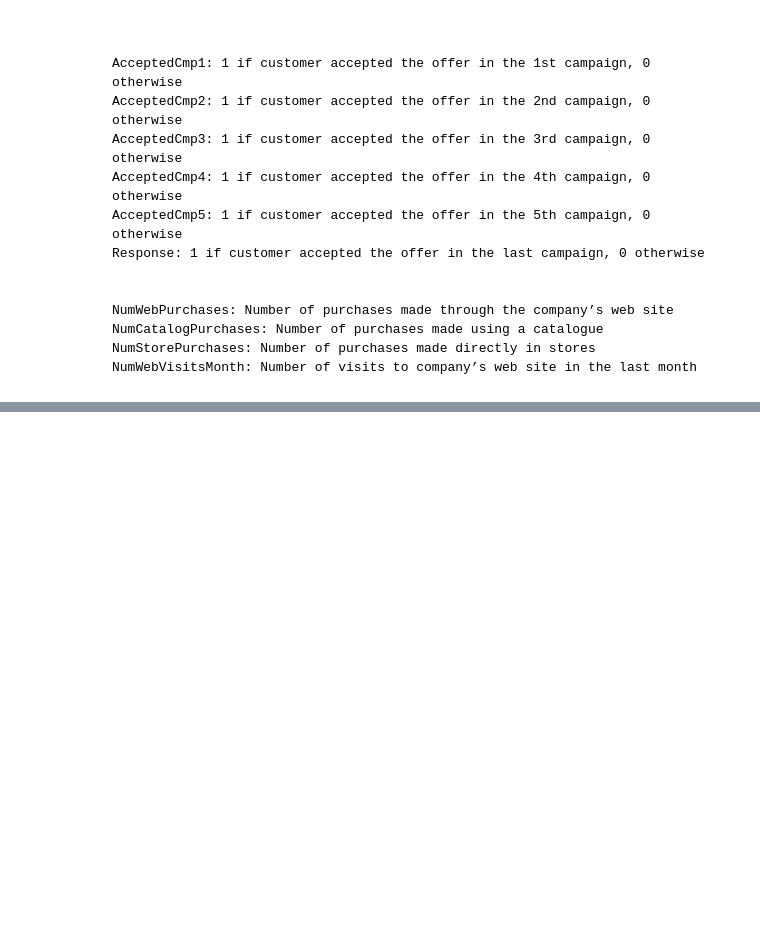
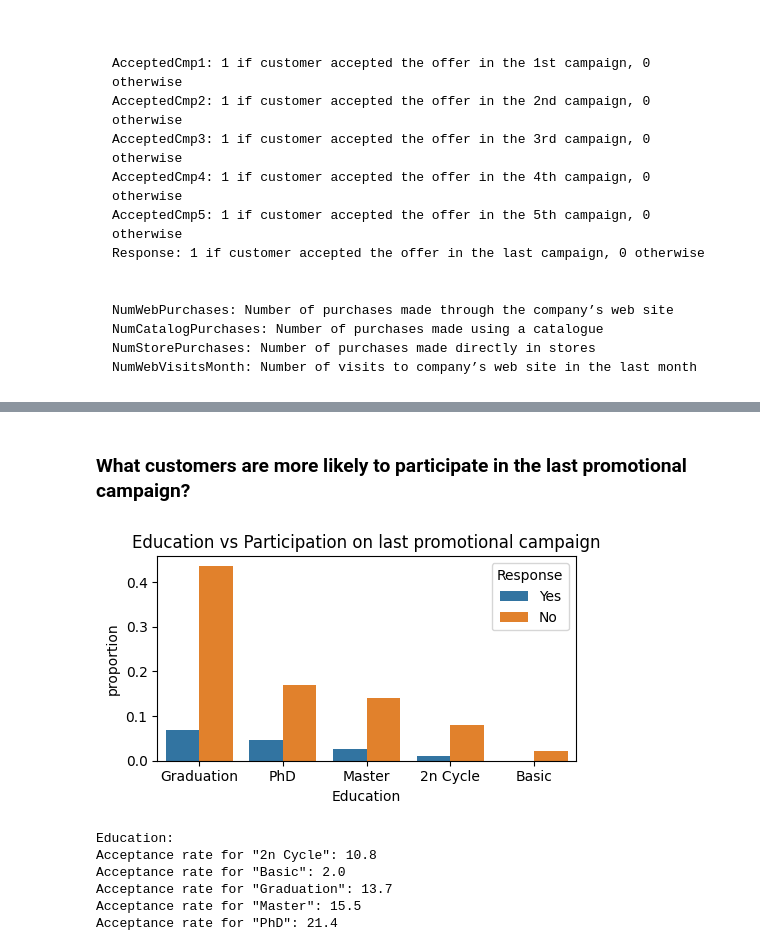
Before and after one commit to hpmartins/mlai-ucb-codes, a Jupyter notebook: course_activities/04/try-it_4.1.ipynb, the cells around one changed output, grey strips where cells are left out. Cells and saved outputs as stored; diff of their text form; code cells hidden in the pictures; blank space fills up the shorter version.

```diff
--- a/course_activities/04/try-it_4.1.ipynb
+++ b/course_activities/04/try-it_4.1.ipynb
@@ -112,0 +126,2 @@ df.plot(x = 'Teenhome', y = 'Amount', kind = 'scatter')
+# %% [markdown]
+### What customers are more likely to participate in the last promotional campaign?
@@ -112,0 +136,18 @@ df.plot(x = 'Teenhome', y = 'Amount', kind = 'scatter')
+# %%
+plt.figure(figsize=(5,3))
+sns.countplot(df, x='Education', hue='Response', stat='proportion')
+plt.title('Education vs Participation on last promotional campaign')
+plt.tight_layout()
+plt.savefig('try-it_4.1-campaign.png')
+plt.show()
+# %% [output]
+[figure, added]
+# %%
+list_rates(df, 'Education', 'Response')
+# %% [output]
+Education:
+Acceptance rate for "2n Cycle": 10.8
+Acceptance rate for "Basic": 2.0
+Acceptance rate for "Graduation": 13.7
+Acceptance rate for "Master": 15.5
+Acceptance rate for "PhD": 21.4
```
Also changed, not shown: parts of 17 cells of this notebook, 4 other files.
